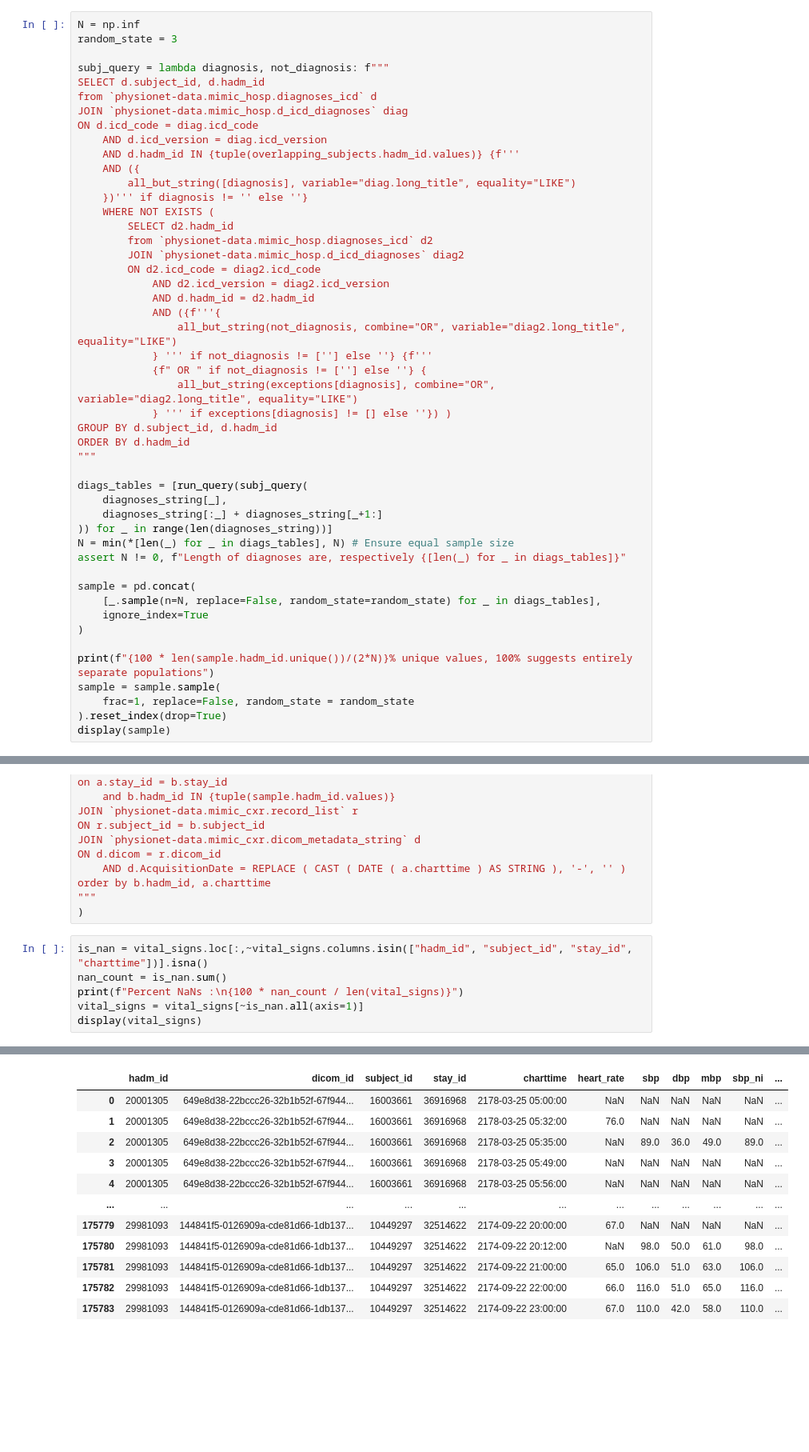
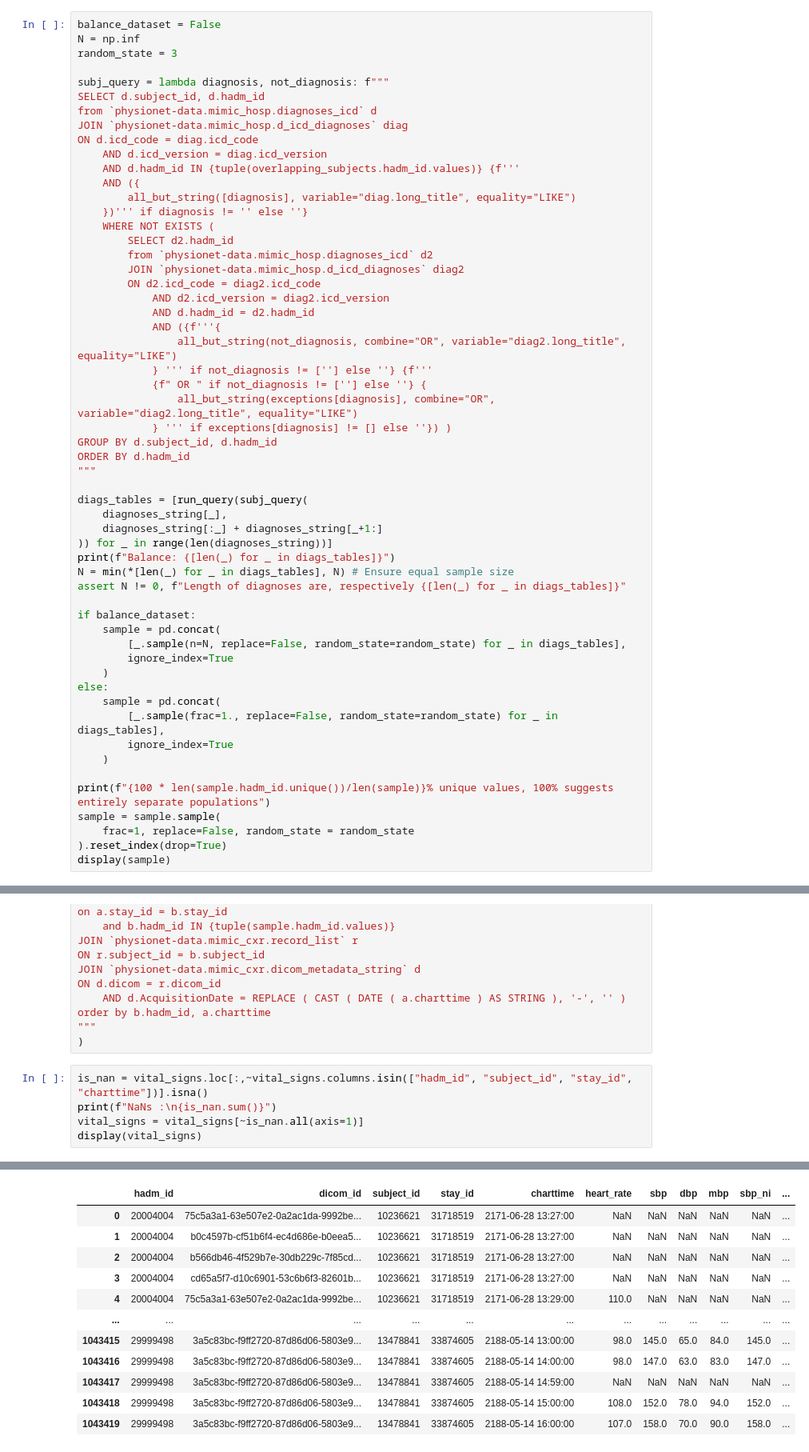
Before and after one commit to erlandg/create-mimic-dataset, a Jupyter notebook: create_db.ipynb, the cells around one changed output, grey strips where cells are left out. Shown: that part at 80% size. Saved outputs shown, nothing was run; the diff lists cells and outputs as text; blank space fills up the shorter version.

```diff
--- a/create_db.ipynb
+++ b/create_db.ipynb
@@ -229,6 +272,7 @@ for diagnosis_ in diagnoses_string:
 # %% [markdown]
 # Sampling
 # %%
+balance_dataset = False
 N = np.inf
 random_state = 3
 
@@ -263,15 +307,22 @@ diags_tables = [run_query(subj_query(
     diagnoses_string[_],
     diagnoses_string[:_] + diagnoses_string[_+1:]
 )) for _ in range(len(diagnoses_string))]
+print(f"Balance: {[len(_) for _ in diags_tables]}")
 N = min(*[len(_) for _ in diags_tables], N) # Ensure equal sample size
 assert N != 0, f"Length of diagnoses are, respectively {[len(_) for _ in diags_tables]}"
 
-sample = pd.concat(
-    [_.sample(n=N, replace=False, random_state=random_state) for _ in diags_tables],
-    ignore_index=True
-)
+if balance_dataset:
+    sample = pd.concat(
+        [_.sample(n=N, replace=False, random_state=random_state) for _ in diags_tables],
+        ignore_index=True
+    )
+else:
+    sample = pd.concat(
+        [_.sample(frac=1., replace=False, random_state=random_state) for _ in diags_tables],
+        ignore_index=True
+    )
 
-print(f"{100 * len(sample.hadm_id.unique())/(2*N)}% unique values, 100% suggests entirely separate populations")
+print(f"{100 * len(sample.hadm_id.unique())/len(sample)}% unique values, 100% suggests entirely separate populations")
 sample = sample.sample(
     frac=1, replace=False, random_state = random_state
 ).reset_index(drop=True)
@@ -555,8 +511,7 @@ order by b.hadm_id, a.charttime
 )
 # %%
 is_nan = vital_signs.loc[:,~vital_signs.columns.isin(["hadm_id", "subject_id", "stay_id", "charttime"])].isna()
-nan_count = is_nan.sum()
-print(f"Percent NaNs :\n{100 * nan_count / len(vital_signs)}")
+print(f"NaNs :\n{is_nan.sum()}")
 vital_signs = vital_signs[~is_nan.all(axis=1)]
 display(vital_signs)
 # %% [output]
@@ -577,12 +532,12 @@ dtype: float64
 |  | hadm_id | dicom_id | subject_id | stay_id | charttime | heart_rate | sbp | dbp | mbp | sbp_ni | ... |
-| 0 | 20001305 | 649e8d38-22bccc26-32b1b52f-67f944... | 16003661 | 36916968 | 2178-03-25 05:00:00 | NaN | NaN | NaN | NaN | NaN | ... |
-| 1 | 20001305 | 649e8d38-22bccc26-32b1b52f-67f944... | 16003661 | 36916968 | 2178-03-25 05:32:00 | 76.0 | NaN | NaN | NaN | NaN | ... |
-| 2 | 20001305 | 649e8d38-22bccc26-32b1b52f-67f944... | 16003661 | 36916968 | 2178-03-25 05:35:00 | NaN | 89.0 | 36.0 | 49.0 | 89.0 | ... |
-| 3 | 20001305 | 649e8d38-22bccc26-32b1b52f-67f944... | 16003661 | 36916968 | 2178-03-25 05:49:00 | NaN | NaN | NaN | NaN | NaN | ... |
-| 4 | 20001305 | 649e8d38-22bccc26-32b1b52f-67f944... | 16003661 | 36916968 | 2178-03-25 05:56:00 | NaN | NaN | NaN | NaN | NaN | ... |
+| 0 | 20004004 | 75c5a3a1-63e507e2-0a2ac1da-9992be... | 10236621 | 31718519 | 2171-06-28 13:27:00 | NaN | NaN | NaN | NaN | NaN | ... |
+| 1 | 20004004 | b0c4597b-cf51b6f4-ec4d686e-b0eea5... | 10236621 | 31718519 | 2171-06-28 13:27:00 | NaN | NaN | NaN | NaN | NaN | ... |
+| 2 | 20004004 | b566db46-4f529b7e-30db229c-7f85cd... | 10236621 | 31718519 | 2171-06-28 13:27:00 | NaN | NaN | NaN | NaN | NaN | ... |
+| 3 | 20004004 | cd65a5f7-d10c6901-53c6b6f3-82601b... | 10236621 | 31718519 | 2171-06-28 13:27:00 | NaN | NaN | NaN | NaN | NaN | ... |
+| 4 | 20004004 | 75c5a3a1-63e507e2-0a2ac1da-9992be... | 10236621 | 31718519 | 2171-06-28 13:29:00 | 110.0 | NaN | NaN | NaN | NaN | ... |
 | ... | ... | ... | ... | ... | ... | ... | ... | ... | ... | ... | ... |
-| 175779 | 29981093 | 144841f5-0126909a-cde81d66-1db137... | 10449297 | 32514622 | 2174-09-22 20:00:00 | 67.0 | NaN | NaN | NaN | NaN | ... |
-| 175780 | 29981093 | 144841f5-0126909a-cde81d66-1db137... | 10449297 | 32514622 | 2174-09-22 20:12:00 | NaN | 98.0 | 50.0 | 61.0 | 98.0 | ... |
-| 175781 | 29981093 | 144841f5-0126909a-cde81d66-1db137... | 10449297 | 32514622 | 2174-09-22 21:00:00 | 65.0 | 106.0 | 51.0 | 63.0 | 106.0 | ... |
-| 175782 | 29981093 | 144841f5-0126909a-cde81d66-1db137... | 10449297 | 32514622 | 2174-09-22 22:00:00 | 66.0 | 116.0 | 51.0 | 65.0 | 116.0 | ... |
-| 175783 | 29981093 | 144841f5-0126909a-cde81d66-1db137... | 10449297 | 32514622 | 2174-09-22 23:00:00 | 67.0 | 110.0 | 42.0 | 58.0 | 110.0 | ... |
+| 1043415 | 29999498 | 3a5c83bc-f9ff2720-87d86d06-5803e9... | 13478841 | 33874605 | 2188-05-14 13:00:00 | 98.0 | 145.0 | 65.0 | 84.0 | 145.0 | ... |
+| 1043416 | 29999498 | 3a5c83bc-f9ff2720-87d86d06-5803e9... | 13478841 | 33874605 | 2188-05-14 14:00:00 | 98.0 | 147.0 | 63.0 | 83.0 | 147.0 | ... |
+| 1043417 | 29999498 | 3a5c83bc-f9ff2720-87d86d06-5803e9... | 13478841 | 33874605 | 2188-05-14 14:59:00 | NaN | NaN | NaN | NaN | NaN | ... |
+| 1043418 | 29999498 | 3a5c83bc-f9ff2720-87d86d06-5803e9... | 13478841 | 33874605 | 2188-05-14 15:00:00 | 108.0 | 152.0 | 78.0 | 94.0 | 152.0 | ... |
+| 1043419 | 29999498 | 3a5c83bc-f9ff2720-87d86d06-5803e9... | 13478841 | 33874605 | 2188-05-14 16:00:00 | 107.0 | 158.0 | 70.0 | 90.0 | 158.0 | ... |
```
Also changed, not shown: parts of 25 cells of this notebook, 2 other files.
